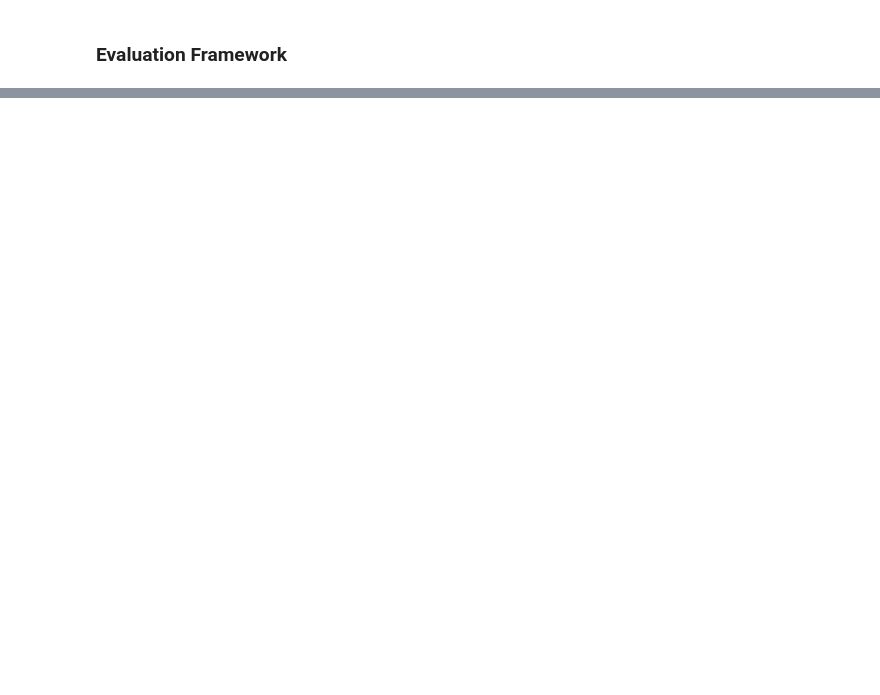
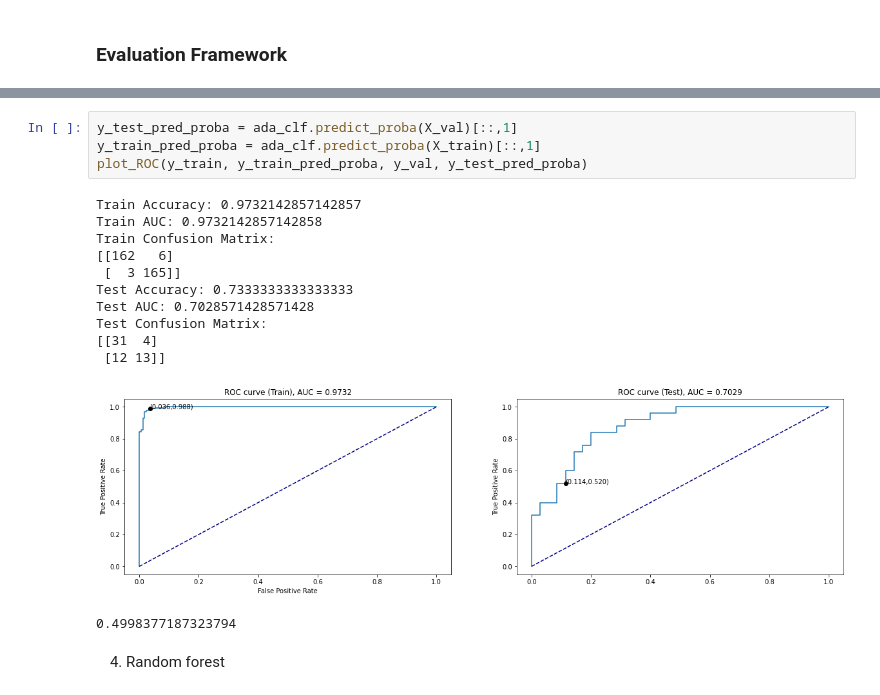
Before and after one commit to tminhquang00/EEET2485-heart-failure-prediction, a Jupyter notebook: heart-failure-detection.ipynb, the cells around one changed output, grey strips where cells are left out. Cells and saved outputs as stored; diff of their text form; blank space fills up the shorter version.

```diff
--- a/heart-failure-detection.ipynb
+++ b/heart-failure-detection.ipynb
@@ -303,0 +538,19 @@ from sklearn.model_selection import GridSearchCV
+# %%
+y_test_pred_proba = ada_clf.predict_proba(X_val)[::,1]
+y_train_pred_proba = ada_clf.predict_proba(X_train)[::,1]
+plot_ROC(y_train, y_train_pred_proba, y_val, y_test_pred_proba)
+# %% [output]
+Train Accuracy: 0.9732142857142857
+Train AUC: 0.9732142857142858
+Train Confusion Matrix:
+[[162   6]
+ [  3 165]]
+Test Accuracy: 0.7333333333333333
+Test AUC: 0.7028571428571428
+Test Confusion Matrix:
+[[31  4]
+ [12 13]]
+[figure, added]
+0.4998377187323794
+# %% [markdown]
+4. Random forest
```
Also changed, not shown: parts of 30 cells of this notebook, 1 other file.
